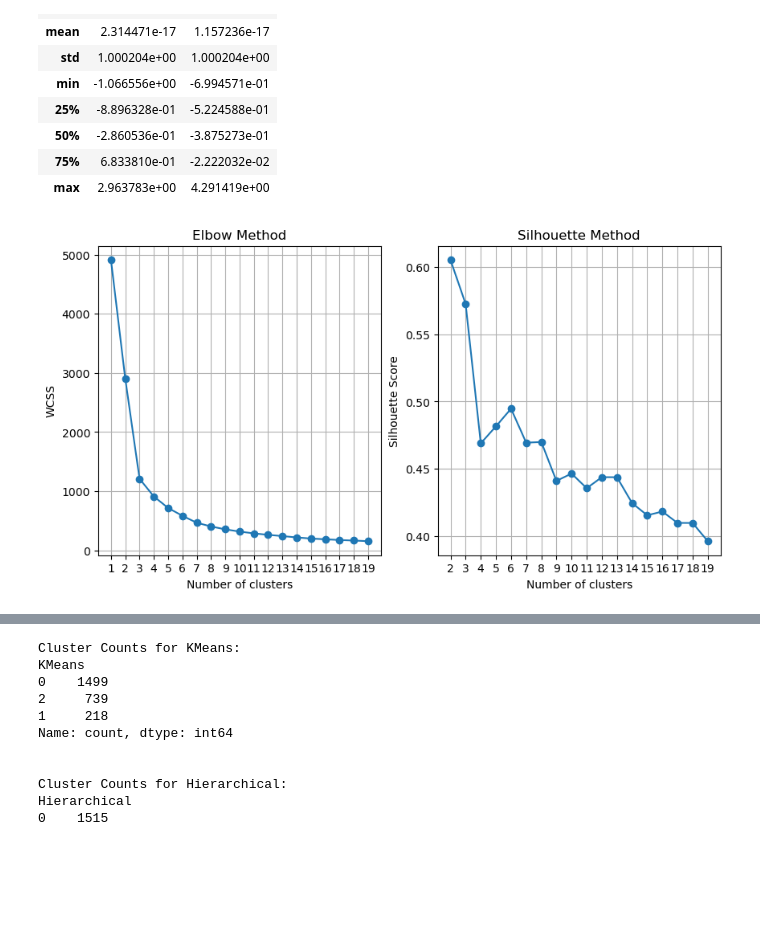
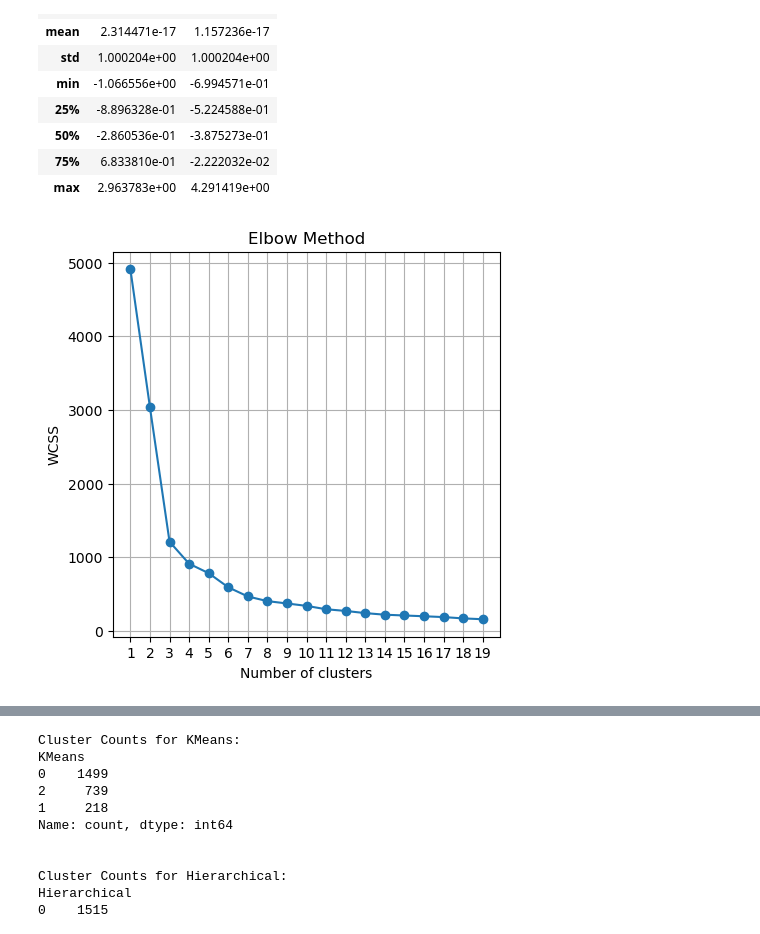
Before and after one commit to astropi-b/ExoCluster, a Jupyter notebook: Phase 1/phase1.ipynb, the cells around one changed output, grey strips where cells are left out. Cells and saved outputs as stored; diff of their text form; code cells hidden in the pictures; blank space fills up the shorter version.

```diff
--- a/Phase 1/phase1.ipynb
+++ b/Phase 1/phase1.ipynb
@@ -98,39 +98,22 @@ data1_normalized_df.describe()
 | 75% | 6.833810e-01 | -2.222032e-02 |
 | max | 2.963783e+00 | 4.291419e+00 |
 # %%
-# Modified code without Gap Statistics
-
 from sklearn.cluster import KMeans
-from sklearn.metrics import silhouette_score
 import matplotlib.pyplot as plt
 
 # Assuming 'data1_normalized' is a normalized dataset ready for clustering
 
 # Elbow Method
-wcss = [KMeans(n_clusters=k, random_state=42).fit(data1_normalized).inertia_ for k in range(1, 20)]  # Added n_init=10
+wcss = [KMeans(n_clusters=k, n_init='auto', random_state=42).fit(data1_normalized).inertia_ for k in range(1, 20)]
 
-# Silhouette Method
-silhouette_scores = [silhouette_score(data1_normalized, KMeans(n_clusters=k, n_init=10, random_state=42).fit_predict(data1_normalized)) for k in range(2, 20)]  # Added n_init=10
-
-# Plotting the Elbow and Silhouette methods
-plt.figure(figsize=(10,5))
-
-plt.subplot(1, 2, 1)
+# Plotting the Elbow Method
+plt.figure(figsize=(5, 5))
 plt.plot(range(1, 20), wcss, marker='o')
 plt.title('Elbow Method')
 plt.xlabel('Number of clusters')
-plt.ylabel('WCSS')
+plt.ylabel('WCSS')  # Within Cluster Sum of Squares
 plt.xticks(range(1, 20))
 plt.grid(True)
-
-plt.subplot(1, 2, 2)
-plt.plot(range(2, 20), silhouette_scores, marker='o')
-plt.title('Silhouette Method')
-plt.xlabel('Number of clusters')
-plt.ylabel('Silhouette Score')
-plt.xticks(range(2, 20))
-plt.grid(True)
-
 plt.show()
 # %% [output]
-[figure, old version]
+[figure, new version]
```
Also changed, not shown: parts of 3 cells of this notebook.
